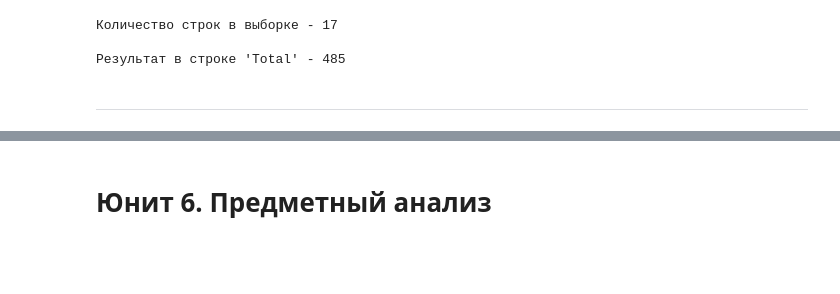
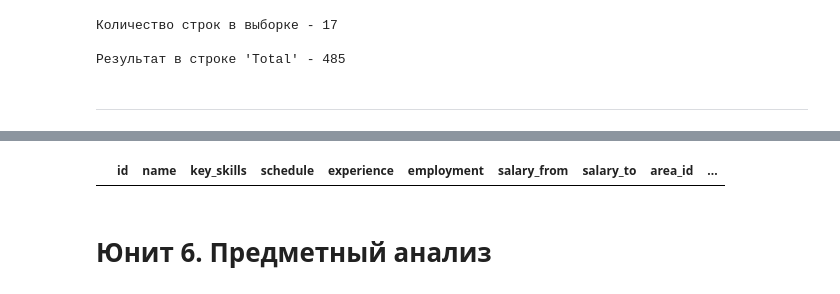
Before and after one commit to SudarickovIlya/SF_DS_Ilya, a Jupyter notebook: Project_2 (sql)/Project_2_Ноутбук_шаблон.ipynb, the cells around one changed output, grey strips where cells are left out. Saved outputs shown, nothing was run; the diff lists cells and outputs as text; code cells hidden in the pictures; blank space fills up the shorter version.

```diff
--- a/Project_2 (sql)/Project_2_Ноутбук_шаблон.ipynb
+++ b/Project_2 (sql)/Project_2_Ноутбук_шаблон.ipynb
@@ -605,3 +607,15 @@ print(f"Результат в строке 'Total' - {count_yandex[count_yandex[
+# %%
+query_test = f'''
+select vac.*
+from vacancies as vac
+left join areas as ar on ar.id=vac.area_id
+where lower(ar.name) like '%россия%'
+'''
+# %%
+test_table = pd.read_sql_query(sql=query_test, con=connection)
+test_table
+# %% [output]
+|  | id | name | key_skills | schedule | experience | employment | salary_from | salary_to | area_id | ... |
 # %% [markdown]
 # Юнит 6. Предметный анализ
 # %% [markdown]
```
Also changed, not shown: parts of 4 cells of this notebook.
